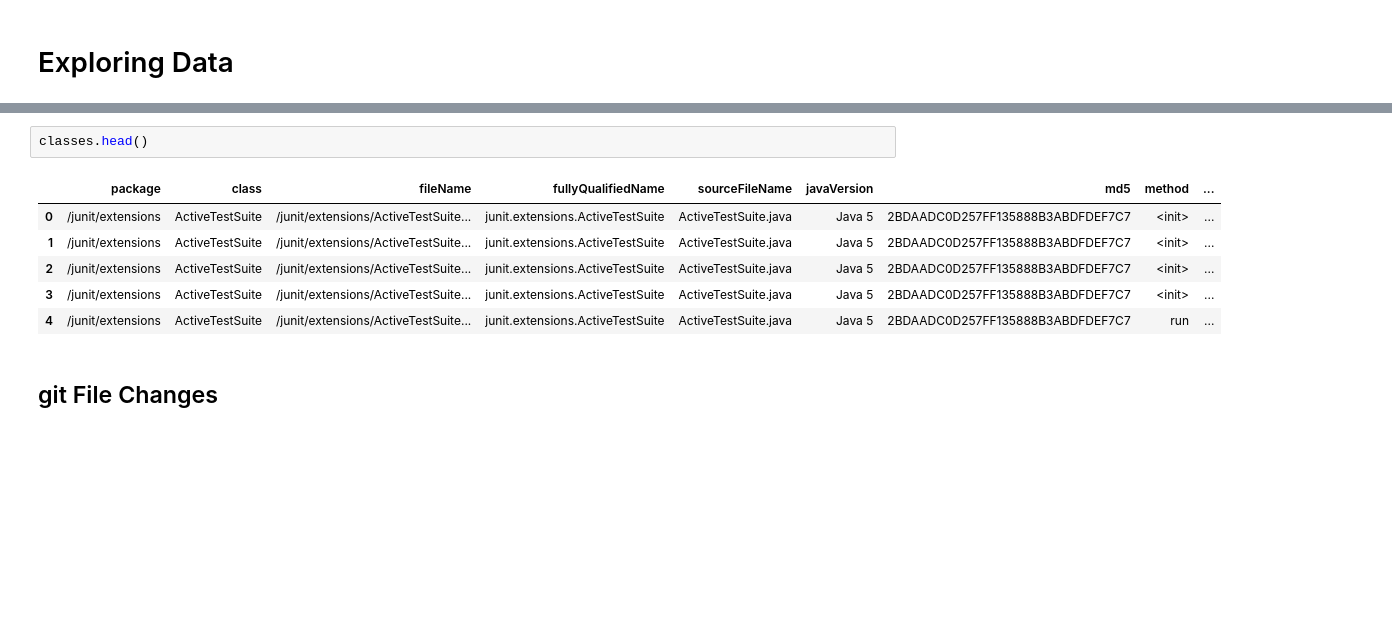
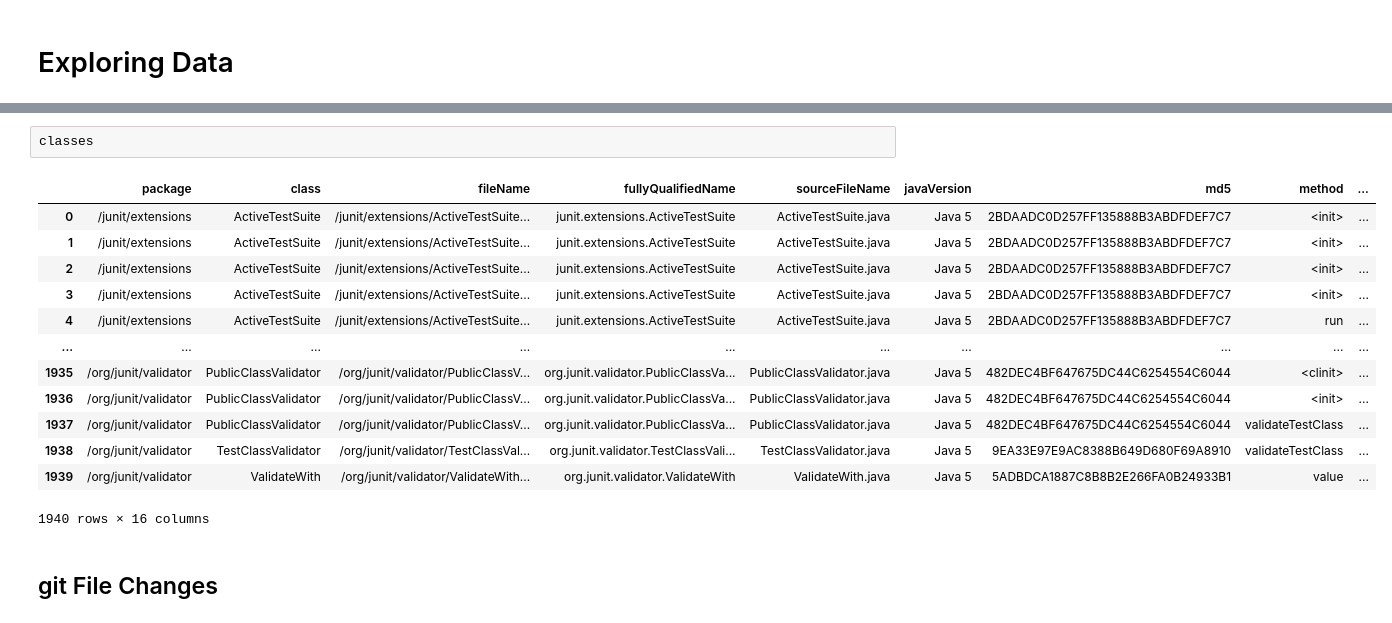
Before and after one commit to Bernardo-MG/jupyter-notebook-example, a Jupyter notebook: architecture/architecture_hotspots.ipynb, the cells around one changed output, grey strips where cells are left out. Drawn from its saved outputs; the diff is of its cells as text; blank space fills up the shorter version.

```diff
--- a/architecture/architecture_hotspots.ipynb
+++ b/architecture/architecture_hotspots.ipynb
@@ -28,12 +64,19 @@ history.head()
 # %%
-classes.head()
+classes
 # %% [output]
 |  | package | class | fileName | fullyQualifiedName | sourceFileName | javaVersion | md5 | method | ... |
 | 0 | /junit/extensions | ActiveTestSuite | /junit/extensions/ActiveTestSuite... | junit.extensions.ActiveTestSuite | ActiveTestSuite.java | Java 5 | 2BDAADC0D257FF135888B3ABDFDEF7C7 | <init> | ... |
 | 1 | /junit/extensions | ActiveTestSuite | /junit/extensions/ActiveTestSuite... | junit.extensions.ActiveTestSuite | ActiveTestSuite.java | Java 5 | 2BDAADC0D257FF135888B3ABDFDEF7C7 | <init> | ... |
 | 2 | /junit/extensions | ActiveTestSuite | /junit/extensions/ActiveTestSuite... | junit.extensions.ActiveTestSuite | ActiveTestSuite.java | Java 5 | 2BDAADC0D257FF135888B3ABDFDEF7C7 | <init> | ... |
 | 3 | /junit/extensions | ActiveTestSuite | /junit/extensions/ActiveTestSuite... | junit.extensions.ActiveTestSuite | ActiveTestSuite.java | Java 5 | 2BDAADC0D257FF135888B3ABDFDEF7C7 | <init> | ... |
 | 4 | /junit/extensions | ActiveTestSuite | /junit/extensions/ActiveTestSuite... | junit.extensions.ActiveTestSuite | ActiveTestSuite.java | Java 5 | 2BDAADC0D257FF135888B3ABDFDEF7C7 | run | ... |
+| ... | ... | ... | ... | ... | ... | ... | ... | ... | ... |
+| 1935 | /org/junit/validator | PublicClassValidator | /org/junit/validator/PublicClassV... | org.junit.validator.PublicClassVa... | PublicClassValidator.java | Java 5 | 482DEC4BF647675DC44C6254554C6044 | <clinit> | ... |
+| 1936 | /org/junit/validator | PublicClassValidator | /org/junit/validator/PublicClassV... | org.junit.validator.PublicClassVa... | PublicClassValidator.java | Java 5 | 482DEC4BF647675DC44C6254554C6044 | <init> | ... |
+| 1937 | /org/junit/validator | PublicClassValidator | /org/junit/validator/PublicClassV... | org.junit.validator.PublicClassVa... | PublicClassValidator.java | Java 5 | 482DEC4BF647675DC44C6254554C6044 | validateTestClass | ... |
+| 1938 | /org/junit/validator | TestClassValidator | /org/junit/validator/TestClassVal... | org.junit.validator.TestClassVali... | TestClassValidator.java | Java 5 | 9EA33E97E9AC8388B649D680F69A8910 | validateTestClass | ... |
+| 1939 | /org/junit/validator | ValidateWith | /org/junit/validator/ValidateWith... | org.junit.validator.ValidateWith | ValidateWith.java | Java 5 | 5ADBDCA1887C8B8B2E266FA0B24933B1 | value | ... |
+1940 rows × 16 columns
 # %% [markdown]
 ## git File Changes
 # %%
```
Also changed, not shown: parts of 6 cells of this notebook, 1 other file.
